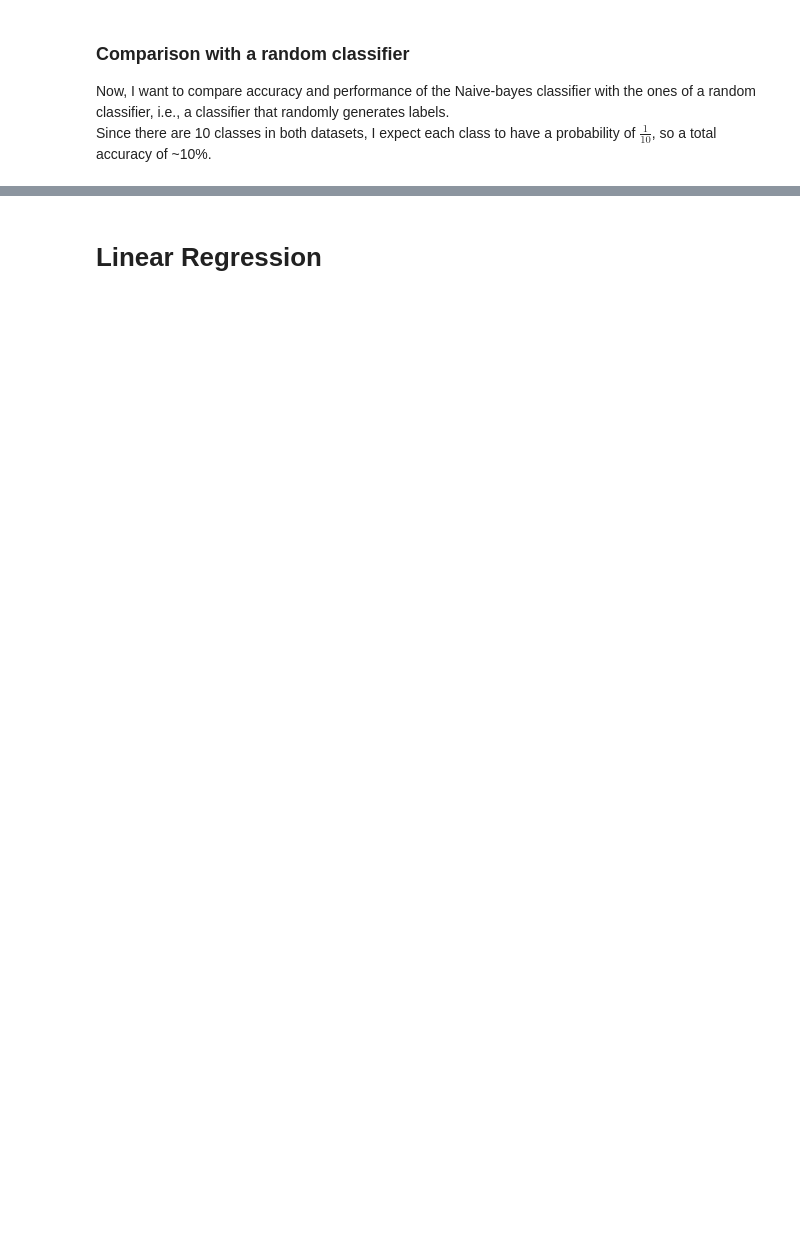
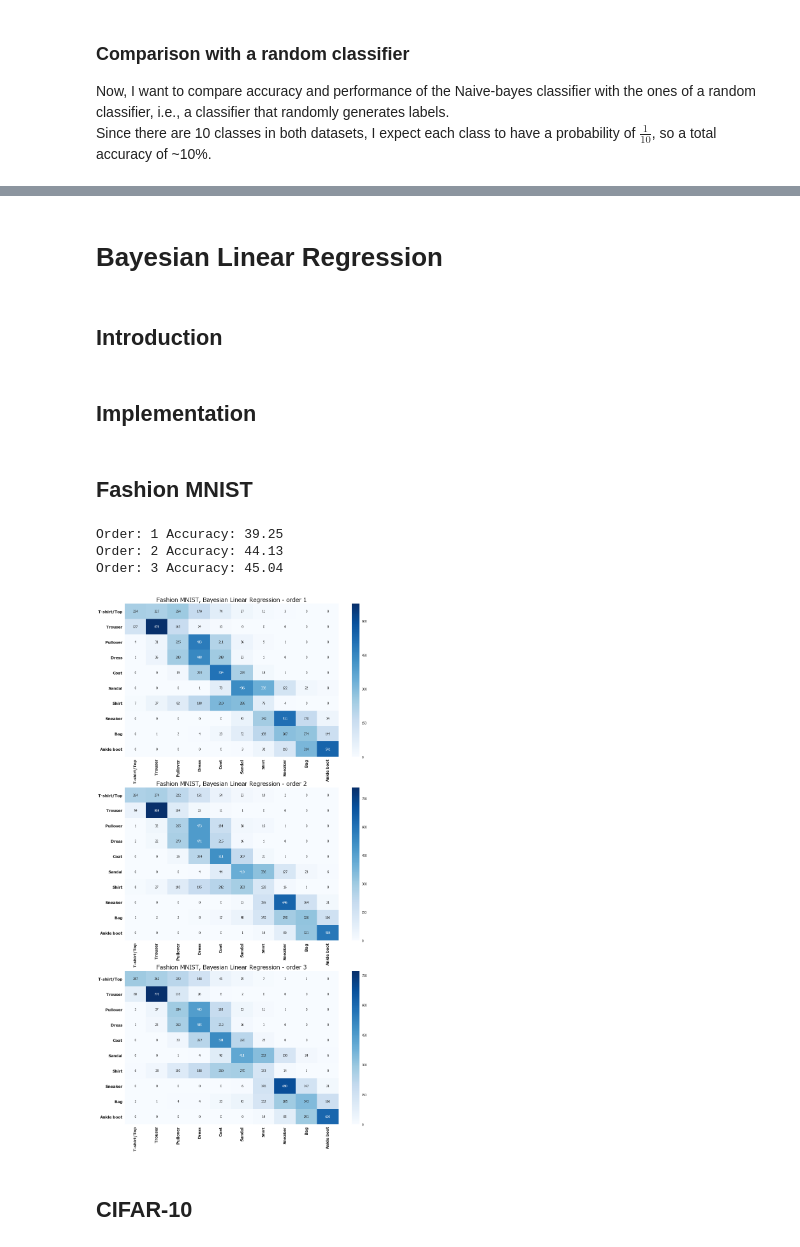
Before and after one commit to sgiammy/ASI-course, a Jupyter notebook: ae2018/ae2018.ipynb, the cells around one changed output, grey strips where cells are left out. Saved outputs shown, nothing was run; the diff lists cells and outputs as text; code cells hidden in the pictures; blank space fills up the shorter version.

Commit message:
Linear Regression

```diff
--- a/ae2018/ae2018.ipynb
+++ b/ae2018/ae2018.ipynb
@@ -696,2 +707,6 @@ ax.set_yticklabels(class_names,fontsize=13, weight='bold',rotation=360)
 # %% [markdown]
-# Linear Regression
+# Bayesian Linear Regression
+# %% [markdown]
+## Introduction
+# %% [markdown]
+## Implementation
@@ -697,0 +746,52 @@ ax.set_yticklabels(class_names,fontsize=13, weight='bold',rotation=360)
+# %% [markdown]
+## Fashion MNIST
+# %%
+'''
+    APPLY BAYESIAN LINEAR REGRESSION
+'''
+from sklearn.preprocessing import MinMaxScaler
+
+x = mnist_train[:,1:]
+t = mnist_train[:,0]
+x_test = mnist_test[:,1:]
+t_test = mnist_test[:,0]
+scaler = MinMaxScaler()
+x = scaler.fit_transform(x)
+x_test = scaler.fit_transform(x_test)
+
+#scaler = MinMaxScaler(feature_range=(0,N-1))
+K = 4
+predictions = np.zeros(( K-1, len(x_test)))
+
+for k in range(1,K):
+    w_hat, loss = lsfit_k(x, t, k)
+    X_test = get_X(x_test, k)
+    result = X_test*w_hat
+    #result = scaler.fit_transform(result)
+    result = np.round(result)
+    for i in range(len(result)):
+        if result[i] < 0:
+            result[i] = 0
+        if result[i] > 9:
+            result[i] = 9
+    predictions[k-1,:] = np.asarray(result).reshape(1,-1)
+    print('Order:', k, 'Accuracy:',accuracy(predictions[k-1,:], t_test)*100)
+# %% [output]
+Order: 1 Accuracy: 39.25
+Order: 2 Accuracy: 44.13
+Order: 3 Accuracy: 45.04
+# %%
+fig, axes = plt.subplots(K-1, 1)
+fig.set_size_inches(15,30)
+
+for k in range(K-1):
+    cnf_matrix = confusion_matrix(t_test, predictions[k])
+    df_cnf_matrix = pd.DataFrame(data=cnf_matrix)
+    axes[k].set_title('Fashion MNIST, Bayesian Linear Regression - order '+str(k+1),fontsize=20)
+    ax = sns.heatmap(df_cnf_matrix, annot=True, cmap='Blues',fmt='g', ax=axes[k])
+    ax.set_xticklabels(mnist_labels,fontsize=13, weight='bold', rotation=90)
+    ax.set_yticklabels(mnist_labels,fontsize=13, weight='bold',rotation=360)
+# %% [output]
+[figure, added]
+# %% [markdown]
+## CIFAR-10
```
Also changed, not shown: parts of 18 cells of this notebook.
